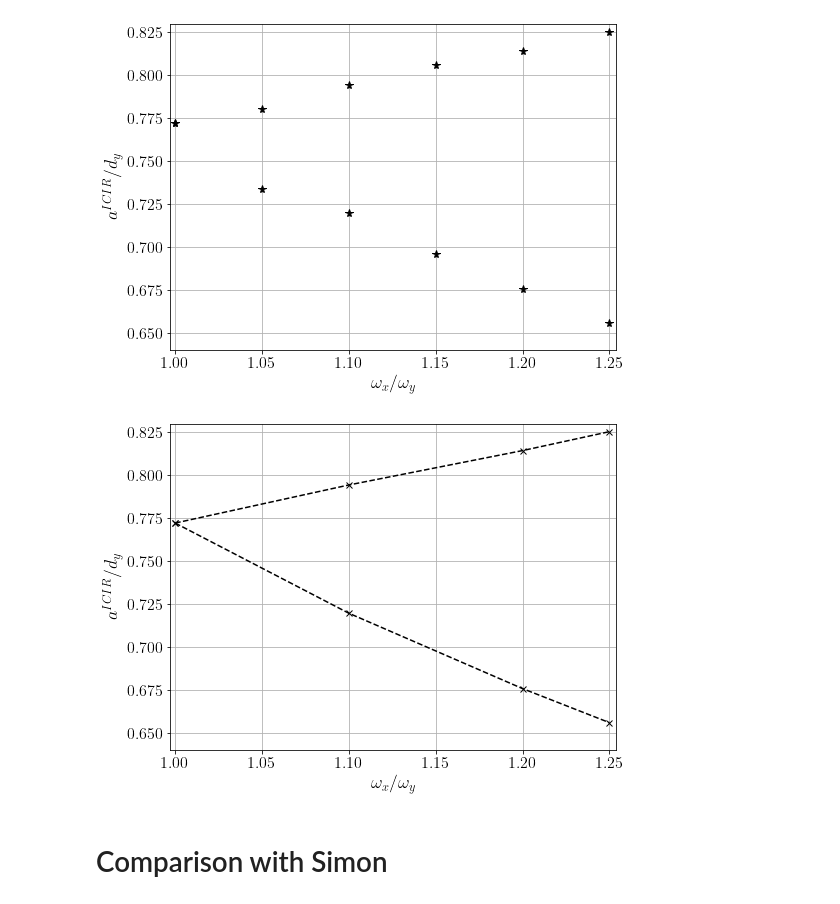
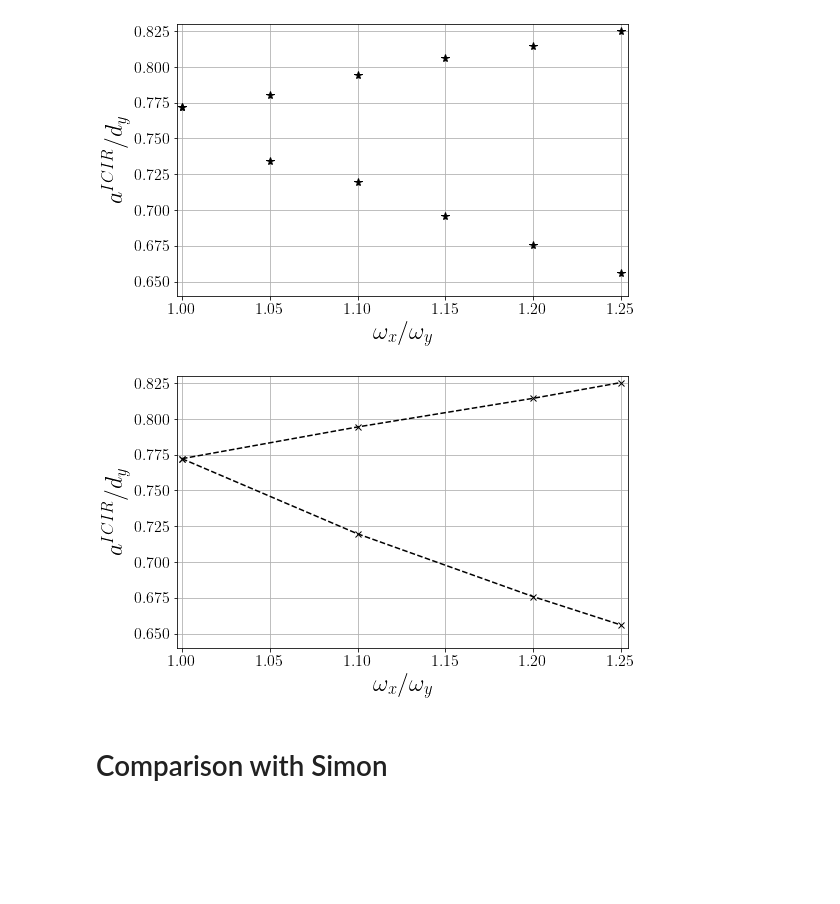
Before and after one commit to TsspGit/Ultracold_Atoms_src, a Jupyter notebook: Analysis/q1D/ICIR_LiLi_q1d.ipynb, the cells around one changed output. Saved outputs shown, nothing was run; the diff lists cells and outputs as text; code cells hidden in the pictures; blank space fills up the shorter version.

Commit message:
new figures

```diff
--- a/Analysis/q1D/ICIR_LiLi_q1d.ipynb
+++ b/Analysis/q1D/ICIR_LiLi_q1d.ipynb
@@ -9,10 +9,13 @@ from decimal import Decimal
 from utils.Energies_Analysis_utils import *
 plt.rc('text',usetex=True)
 plt.rc('font',family='serif')
-plt.rcParams['xtick.labelsize']=16
-plt.rcParams['ytick.labelsize']=16
-plt.rcParams['axes.labelsize']=18
-plt.rcParams['axes.titlesize']=18
+ref_ticksize = 16
+plt.rcParams['xtick.labelsize']=ref_ticksize
+plt.rcParams['ytick.labelsize']=ref_ticksize
+plt.rcParams['axes.labelsize']=ref_ticksize * 3/2
+plt.rcParams['axes.titlesize']=ref_ticksize * 3/2
+aur = (1 + np.sqrt(5))/2
+aursize = (4.3*aur, 4.3)
 # %%
 Data = np.loadtxt('Results/ICIR_q1D.txt')
 wxwy = Data[0]
@@ -39,17 +42,17 @@ asc_200 = Data[2]
 # %%
 #np.savetxt('Results/ICIR_q1D.txt', [wxwy, ady_up, ady_down], header='wx/wy, asc(020), asc(200)')
 # %%
-fig, ax = plt.subplots(figsize=(8, 6))
+fig, ax = plt.subplots(figsize=aursize)
 ax.plot(wxwy, asc_020, 'k*', markersize=8)
 ax.plot(wxwy, asc_200, 'k*', markersize=8)
 ax.set_xlim(0.997, 1.254)
 ax.set_ylim(0.64, 0.83)
 ax.set_xlabel('$\omega_x/\omega_y$')
 ax.set_ylabel('$a^{ICIR}/d_y$')
 plt.grid()
 fig.savefig('Results/Figures/ICIR_q1d.png', dpi=200)
 # %% [output]
-[figure, old version]
+[figure, new version]
 # %%
 wxwy = np.delete(wxwy, 1)
 wxwy = np.delete(wxwy, 2)
@@ -58,7 +61,7 @@ asc_020 = np.delete(asc_020, 2)
 asc_200 = np.delete(asc_200, 1)
 asc_200 = np.delete(asc_200, 2)
 # %%
-fig, ax = plt.subplots(figsize=(8, 6))
+fig, ax = plt.subplots(figsize=aursize)
 ax.plot(wxwy, asc_020, 'k--x')
 ax.plot(wxwy, asc_200, 'k--x')
 ax.set_xlim(0.997, 1.254)
@@ -68,7 +71,7 @@ ax.set_ylabel('$a^{ICIR}/d_y$')
 plt.grid()
 fig.savefig('Results/Figures/ICIR_q1d_v2.png', dpi=200)
 # %% [output]
-[figure, old version]
+[figure, new version]
 # %% [markdown]
 # Comparison with Simon
 # %%
```
Also changed, not shown: parts of 2 cells of this notebook, 17 other files.
